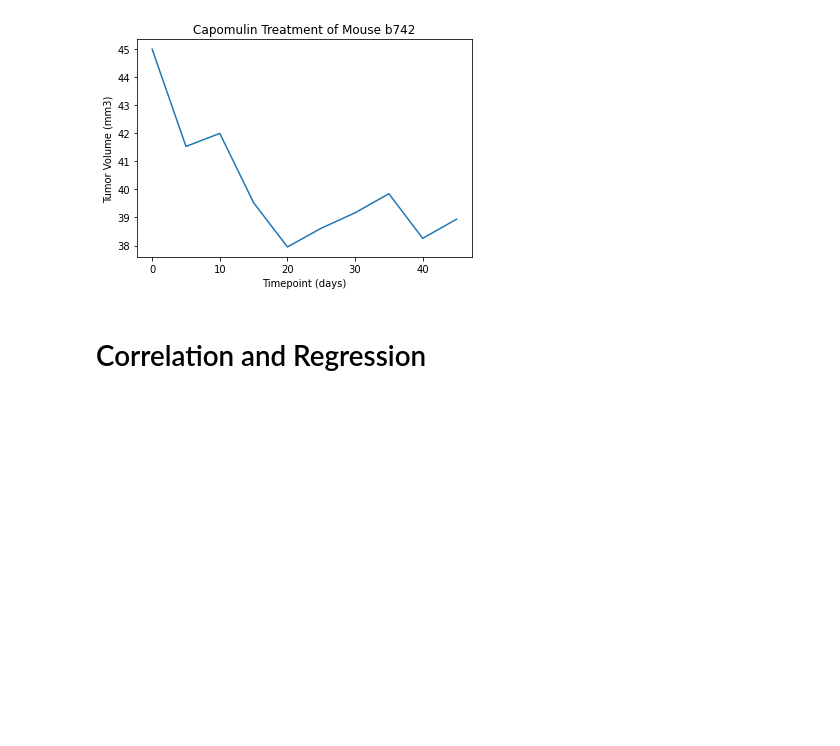
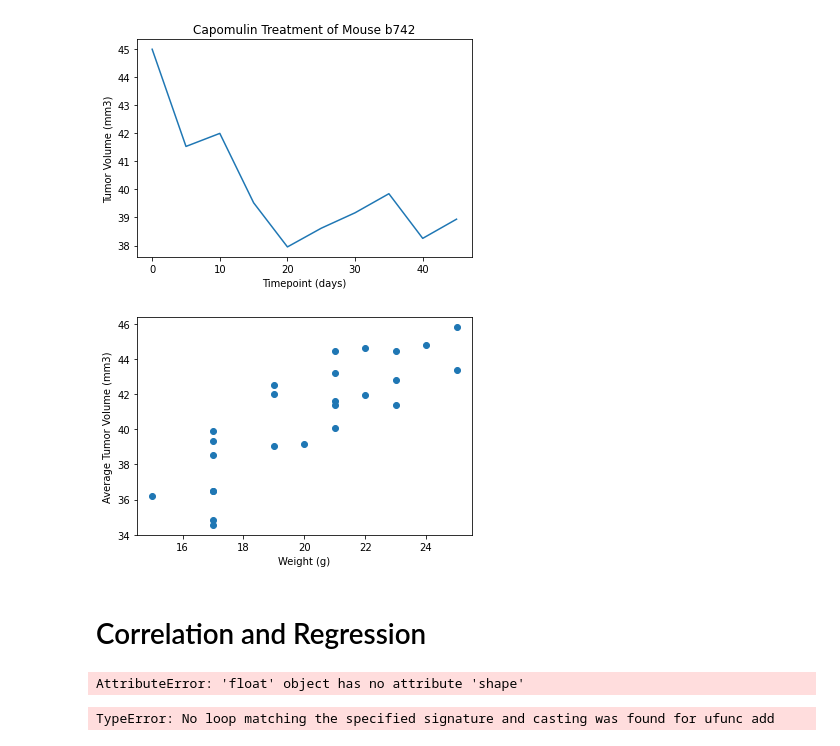
Before and after one commit to Colleen-Cobb/matplotlib-challenge, a Jupyter notebook: Pymaceuticals.ipynb, the cells around one changed output. Drawn from its saved outputs; the diff is of its cells as text; code cells hidden in the pictures; blank space fills up the shorter version.

```diff
--- a/Pymaceuticals.ipynb
+++ b/Pymaceuticals.ipynb
@@ -353,15 +335,38 @@ plt.show()
 [figure]
 # %%
 # Generate a scatter plot of average tumor volume vs. mouse weight for the Capomulin regimen
-capomulin_data=clean_data[clean_data["Drug Regimen"]=="Capomulin".groupby("Mouse ID")
+capomulin_data=clean_data[clean_data["Drug Regimen"]=="Capomulin"].groupby("Mouse ID")
 avg_tumor_vol= capomulin_data["Tumor Volume (mm3)"].mean()
-mouse_weight= capomiulin_data["Weight (g)"].unique()
+mouse_weight= capomulin_data["Weight (g)"].unique()
 plt.scatter(mouse_weight, avg_tumor_vol)
 plt.xlabel("Weight (g)")
 plt.ylabel("Average Tumor Volume (mm3)")
 plt.show()
+# %% [output]
+[figure, added]
 # %% [markdown]
 # Correlation and Regression
+# %%
+
+mouse_weight= capomulin_data["Weight (g)"].unique()
+avg_tumor_vol= capomulin_data["Tumor Volume (mm3)"].mean()
+(slope, intercept, rvalue, pvalue, stderr) = linregress(mouse_weight, avg_tumor_vol)
+regress_values = mouse_weight * slope + intercept
+line_eq = "y = " + str(round(slope,2)) + "x + " + str(round(intercept,2))
+plt.scatter(mouse_weight, avg_tumor_vol)
+plt.plot(mouse_weight,regress_values,"r-")
+plt.annotate(line_eq,(5.8,0.8),fontsize=15,color="red")
+plt.xlabel("Weight (g)")
+plt.ylabel("Average Tumor Volume (mm3)")
+plt.show()
+# %% [output]
+AttributeError: 'float' object has no attribute 'shape'
 # %%
 # Calculate the correlation coefficient and linear regression model
 # for mouse weight and average tumor volume for the Capomulin regimen
+# print(f"The correlation coefficient between mouse weight and average tumor volume for the Capomulin regimen is {round(st.pearsonr(avg_tumor_vol,mouse_weight)[0],2)}")
+# correlation=st.pearsonr(avg_tumor)
+correlation=st.pearsonr(mouse_weight, avg_tumor_vol)
+correlation
+# %% [output]
+TypeError: No loop matching the specified signature and casting was found for ufunc add
```
Also changed, not shown: parts of 10 cells of this notebook, 3 other files.
